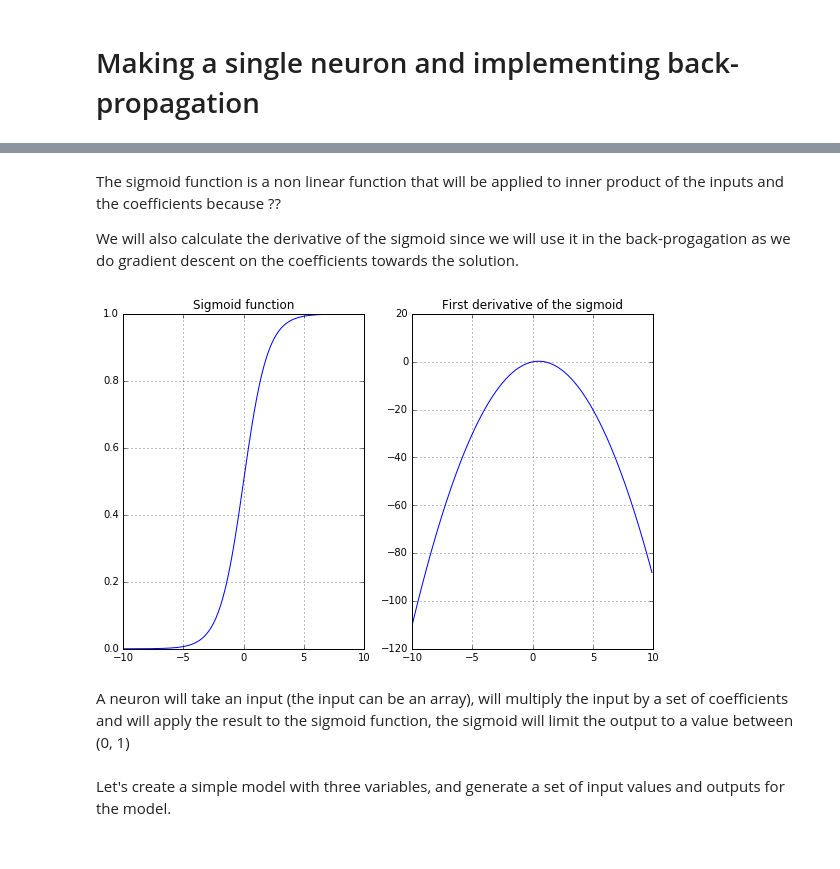
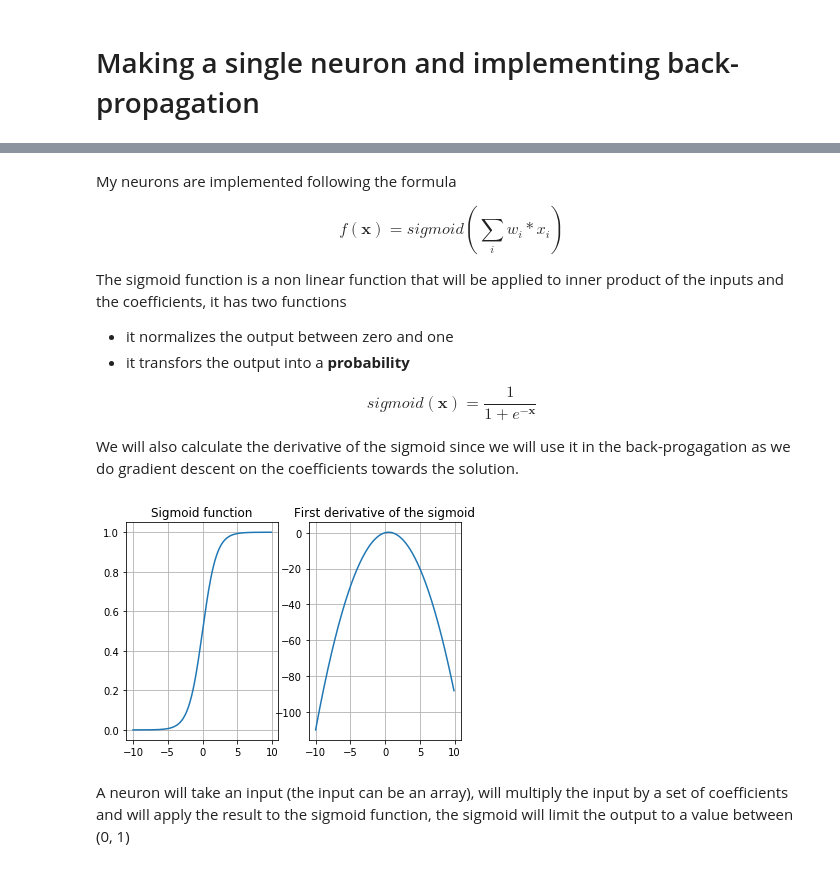
Before and after one commit to mbercas/howdonnwork, a Jupyter notebook: 1_Making_a_single_neuron.ipynb, the cells around one changed output, grey strips where cells are left out. Cells and saved outputs as stored; diff of their text form; code cells hidden in the pictures.

Commit message:
Clean and re-run notebook

```diff
--- a/1_Making_a_single_neuron.ipynb
+++ b/1_Making_a_single_neuron.ipynb
@@ -5,17 +16,27 @@ The content of this cell is inspired in the following post: http://iamtrask.gith
 # %%
-import mpld3
-mpld3.enable_notebook()
-
 import numpy as np
 import matplotlib.pyplot as plt
 
-plt.rcParams['figure.figsize'] = [9.5, 6]
-
-#%matplotlib inline
+%matplotlib notebook
+plt.rcParams["figure.figsize"]=(6.5,4)
 
 np.random.seed(1)
 # %% [markdown]
-The sigmoid function is a non linear function that will be applied to inner product of the inputs and the coefficients because ??
+My neurons are implemented following the formula
+
+\begin{equation}
+f \left( \mathbf{x} \right) = sigmoid \left( \sum_{i} w_i * x_i \right)
+\end{equation}
+
+
+
+The sigmoid function is a non linear function that will be applied to inner product of the inputs and the coefficients, it has two functions
+ - it normalizes the output between zero and one
+ - it transfors the output into a **probability**
+
+\begin{equation}
+sigmoid \left( \mathbf{x} \right) = \frac {1}{1+e^{-\mathbf{x}}}
+\end{equation}
 
 We will also calculate the derivative of the sigmoid since we will use it in the back-progagation as we do gradient descent on the coefficients towards the solution.
 # %%
@@ -26,12 +47,13 @@ def sigmoid_deriv(x):
     return x * (1 - x)
 # %%
 x = np.arange(-10, 10, 0.1)
+plt.figure()
 plt.subplot(121)
 plt.plot(x, sigmoid(x)); plt.title("Sigmoid function"); plt.grid()
 plt.subplot(122)
 plt.plot(x, sigmoid_deriv(x)); plt.title("First derivative of the sigmoid"); plt.grid()
 # %% [output]
-[figure, old version]
+[figure, new version]
 # %% [markdown]
 A neuron will take an input (the input can be an array), will multiply the input by a set of coefficients and will apply the result to the sigmoid function, the sigmoid will limit the output to a value between (0, 1)
 # %%
@@ -57,2 +91,0 @@ class Neuron:
-# %% [markdown]
-Let's create a simple model with three variables, and generate a set of input values and outputs for the model.
```
Also changed, not shown: parts of 15 cells of this notebook.
